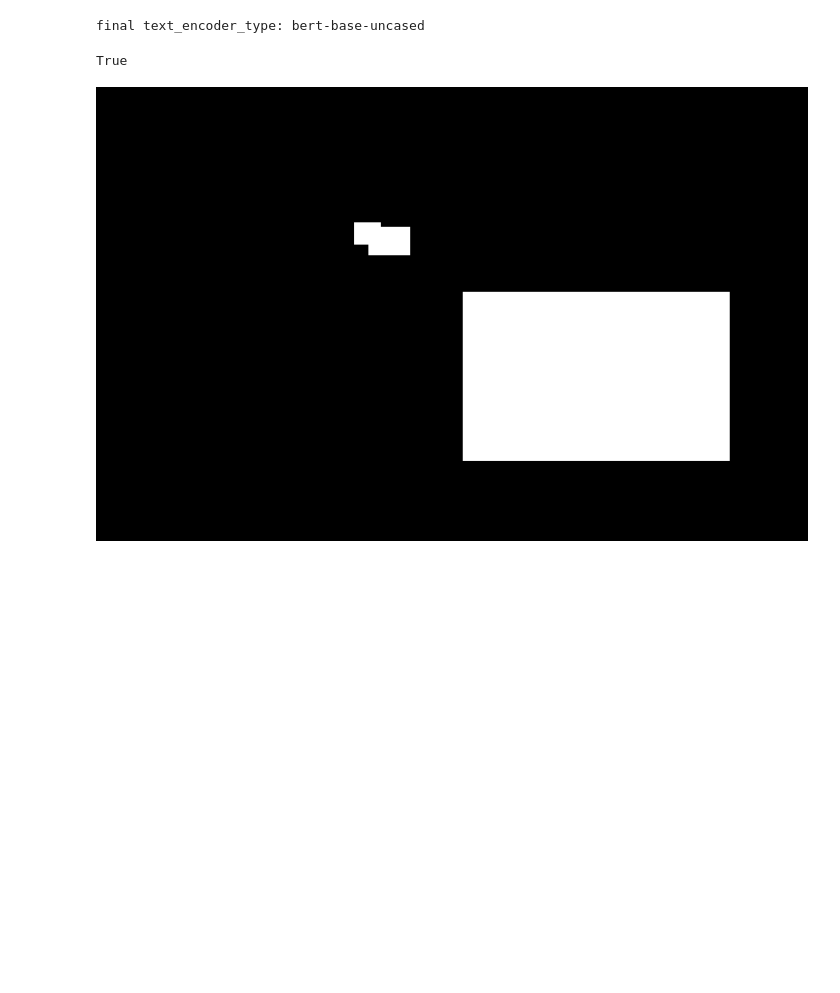
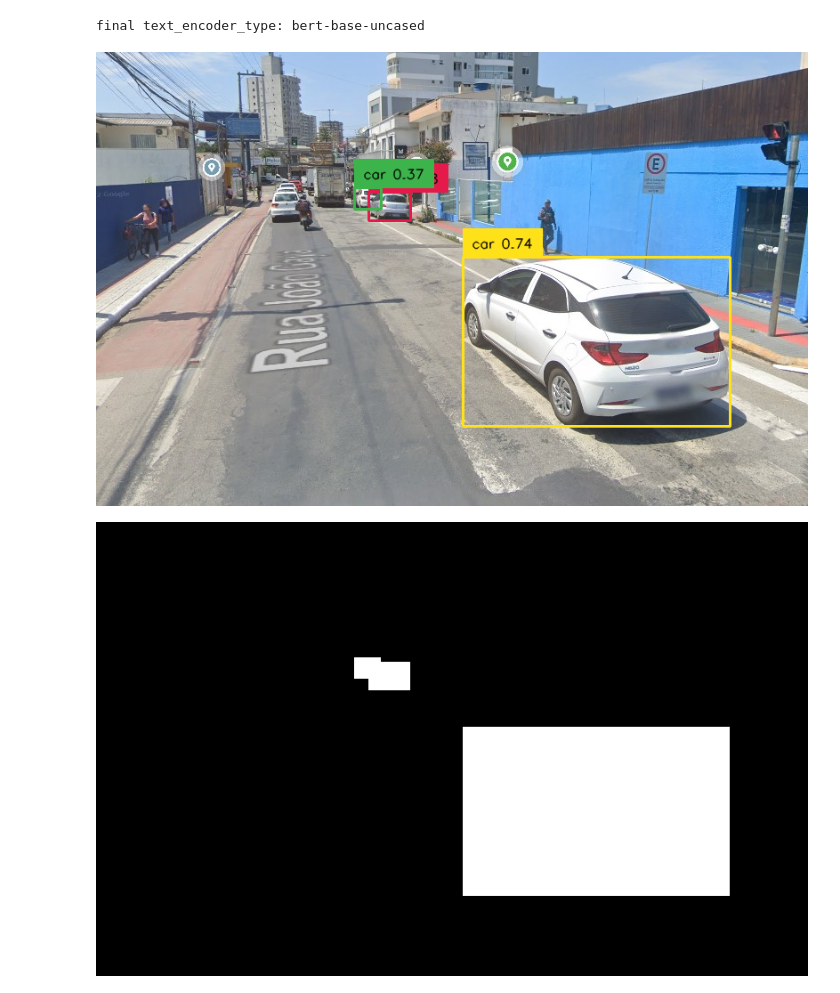
Before and after one commit to jaceguay/proc_imagem, a Jupyter notebook: 6_recorte_veiculos/1.dino_imagens.ipynb, the cells around one changed output. Cells and saved outputs as stored; diff of their text form; code cells hidden in the pictures; blank space fills up the shorter version.

Commit message:
corte imagem dino

```diff
--- a/6_recorte_veiculos/1.dino_imagens.ipynb
+++ b/6_recorte_veiculos/1.dino_imagens.ipynb
@@ -38,13 +39,20 @@ boxes, logits, phrases = predict(
     image=image,
     caption=TEXT_PROMPT,
     box_threshold=BOX_TRESHOLD,
-    text_threshold=TEXT_TRESHOLD
+    text_threshold=TEXT_TRESHOLD,
+    device= 'cpu' #mudar caso esteja com CUDA habilitado
 )
 # %%
 annotated_frame = annotate(image_source=image_source, boxes=boxes, logits=logits, phrases=phrases)
-cv2.imwrite("resultados/annotated_image.jpg", annotated_frame)
+
+# salvar a imagem anotada
+# cv2.imwrite("resultados/annotated_image.jpg", annotated_frame)
+
+annotated_frame_rgb = cv2.cvtColor(annotated_frame, cv2.COLOR_BGR2RGB)
+pil_img = Image.fromarray(annotated_frame_rgb)
+display(pil_img)
 # %% [output]
-True
+[figure, added]
 # %%
 def generate_masks_with_grounding(image_source, boxes):
     h, w, _ = image_source.shape
```
Also changed, not shown: parts of 3 cells of this notebook, 2 other files.
